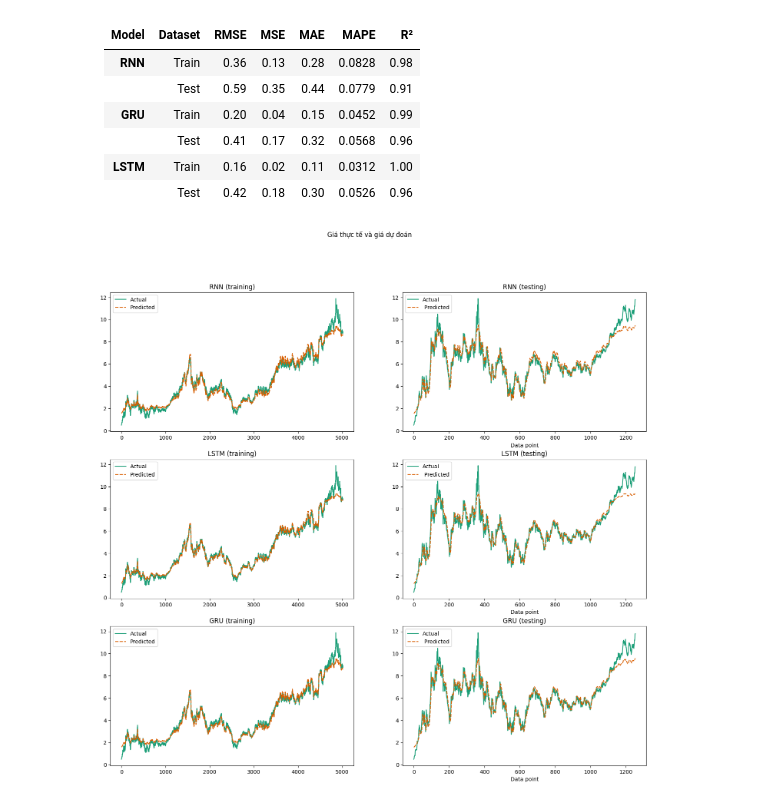
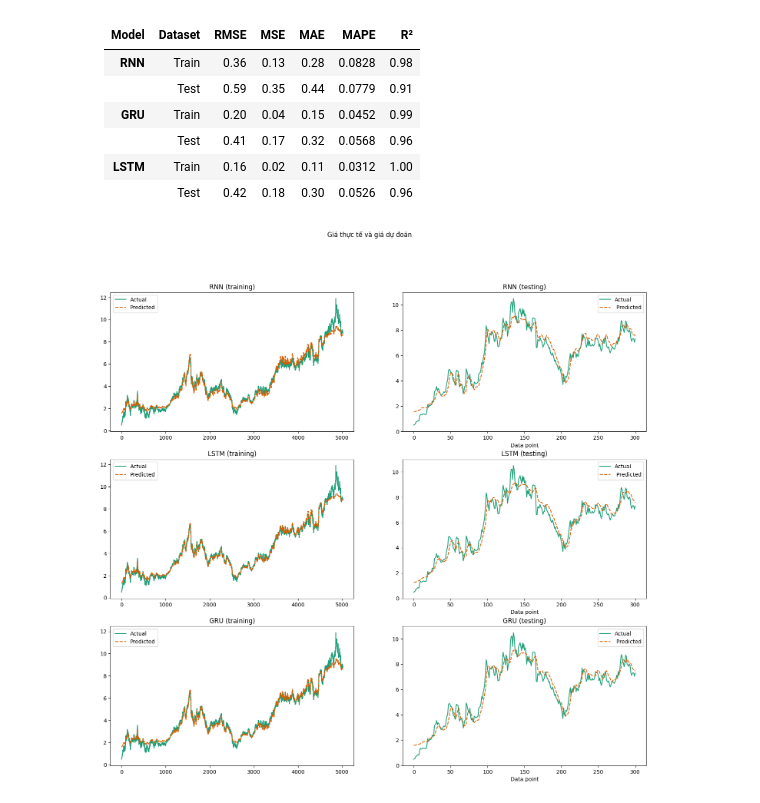
Before and after one commit to ThienNguyen3001/Stock-Price-Prediction-RNN-LSTM-GRU, a Jupyter notebook: stock_price_predict.ipynb, the cells around one changed output. Saved outputs shown, nothing was run; the diff lists cells and outputs as text; code cells hidden in the pictures.

```diff
--- a/stock_price_predict.ipynb
+++ b/stock_price_predict.ipynb
@@ -707,26 +707,26 @@ lstm_testing_plot.set_ylabel('Closing');
 # %%
 fig, axes = plt.subplots(3, 2, sharex = False, sharey =  False, figsize = (18,16))
 fig.suptitle('Giá thực tế và giá dự đoán')
 
 rnn_training_plot = sns.lineplot(ax = axes[0][0], data = rnn_train_plot)
 rnn_training_plot.set_title('RNN (training)')
 
-rnn_testing_plot = sns.lineplot(ax = axes[0][1], data = rnn_test_plot)
+rnn_testing_plot = sns.lineplot(ax = axes[0][1], data = rnn_test_plot[0:301])
 rnn_testing_plot.set_title('RNN (testing)')
 rnn_testing_plot.set_xlabel('Data point')
 
 lstm_training_plot = sns.lineplot(ax = axes[1][0], data = lstm_train_plot)
 lstm_training_plot.set_title('LSTM (training)')
 
-lstm_testing_plot = sns.lineplot(ax = axes[1][1], data = lstm_test_plot)
+lstm_testing_plot = sns.lineplot(ax = axes[1][1], data = lstm_test_plot[0:301])
 lstm_testing_plot.set_title('LSTM (testing)')
 lstm_testing_plot.set_xlabel('Data point')
 
 gru_training_plot = sns.lineplot(ax = axes[2][0], data = gru_train_plot)
 gru_training_plot.set_title('GRU (training)')
 
-gru_testing_plot = sns.lineplot(ax = axes[2][1], data = gru_test_plot)
+gru_testing_plot = sns.lineplot(ax = axes[2][1], data = gru_test_plot[0:301])
 gru_testing_plot.set_title('GRU (testing)')
 gru_testing_plot.set_xlabel('Data point');
 # %% [output]
-[figure, old version]
+[figure, new version]
```
Also changed, not shown: parts of 5 cells of this notebook.
